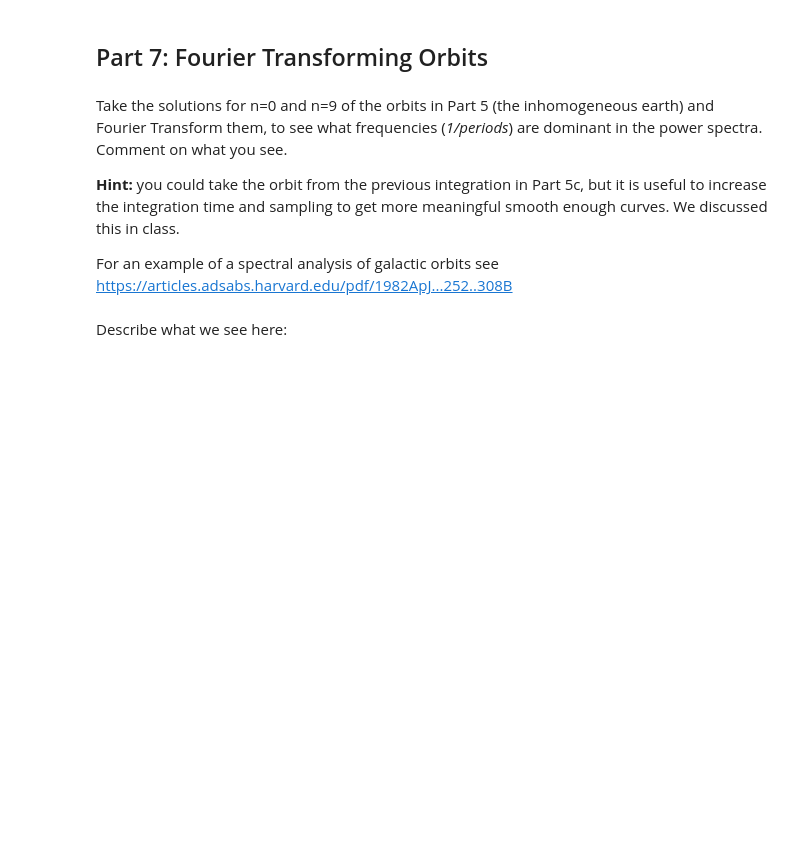
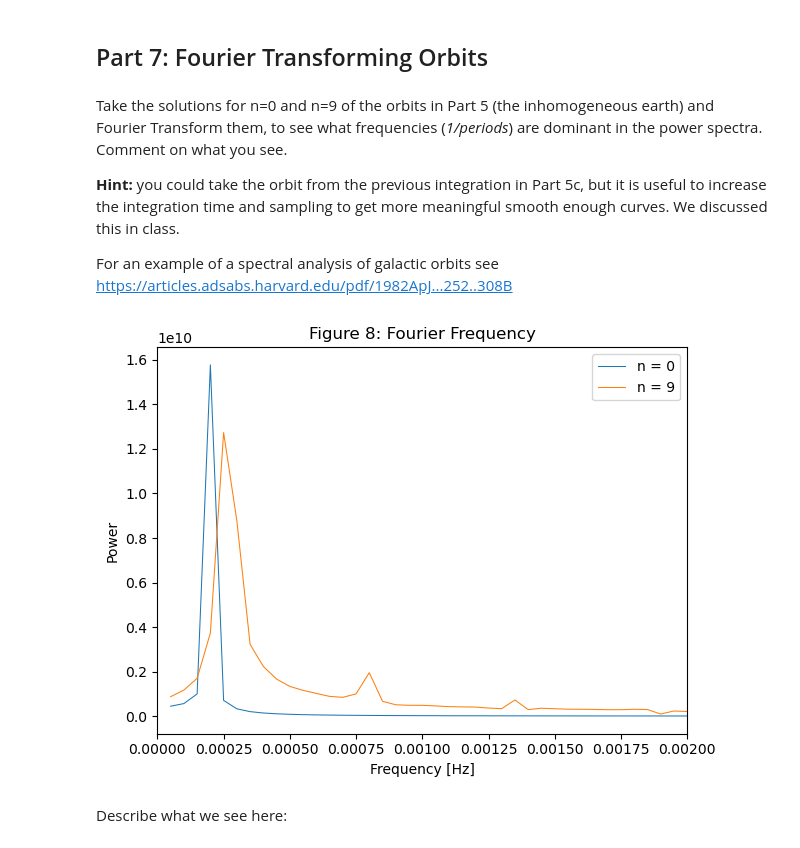
Before and after one commit to mkeen331/PHYS265-spring26, a Jupyter notebook: Lab3/lab3.ipynb, the cells around one changed output. Saved outputs shown, nothing was run; the diff lists cells and outputs as text; code cells hidden in the pictures; blank space fills up the shorter version.

```diff
--- a/Lab3/lab3.ipynb
+++ b/Lab3/lab3.ipynb
@@ -672,7 +761,7 @@ for n in [0, 1, 2, 9]:
     def system(t, z):
         r, v = z
         drdt = v
-        dvdt = -g_r(abs(r), n, rho_n) * np.sign(r)
+        dvdt = -g_r(r, n, rho_n)
         return [drdt, dvdt]
 
     sol = solve_ivp(system, t_span, z0, t_eval=t_eval)
@@ -681,7 +770,9 @@ for n in [0, 1, 2, 9]:
     r = sol.y[0]
     v = sol.y[1]
 
-    ax1.plot(t, r-R_E, linestyle= '-', label=f"r(t), n = {n}")
+    depth = r - R_E
+
+    ax1.plot(t, depth, linestyle= '-', label=f"r(t), n = {n}")
     ax2.plot(t, v, linestyle=':', alpha = 0.75, label=f"v(t), n = {n}")
 
 
@@ -717,15 +808,15 @@ for n in [0, 1, 2, 9]:
     def system(t, z):
         r, v = z
         drdt = v
-        dvdt = -g_r(abs(r), n, rho_n) * np.sign(r)
+        dvdt = -g_r(r, n, rho_n)
         return [drdt, dvdt]
 
-    sol = solve_ivp(system, (1, 6000), (R_E, 0), events = hit_center)
+    sol = solve_ivp(system, (0, 6000), (R_E, 0), events = hit_center)
 
-t_center_earth = sol.t_events[0][0]
-v_center = sol.y_events[0][0][1]
+    t_center_earth = sol.t_events[0][0]
+    v_center_earth = sol.y_events[0][0][1]
 
-print(f"n={n}")
-print(f"Time to center = {t_center_earth:.2f} [s] ")
-print(f"Velocity at Center = {v_center:.2f} [m/s]")
+    print(f"n={n}")
+    print(f"Time to center = {t_center_earth:.2f} [s] ")
+    print(f"Velocity at Center = {v_center_earth:.2f} [m/s]")
 # %% [output]
@@ -817,5 +926,57 @@ Take the solutions for n=0 and n=9 of the orbits in Part 5 (the inhomogeneous ea
 **Hint:** you could take the orbit from the previous integration in Part 5c, but it is useful to increase the integration time and sampling to get more meaningful smooth enough curves. We discussed this in class.
 
 For an example of a spectral analysis of galactic orbits see https://articles.adsabs.harvard.edu/pdf/1982ApJ...252..308B
+# %%
+t_span = (0, 20000)
+t_eval = np.linspace(*t_span, 5000)
+z0 = (R_E, 0)
+
+def signal(n):
+    rho_n = rho_norm(n)
+
+    def system(t, z):
+        r, v = z
+        drdt = v
+        dvdt = -g_r(r, n, rho_n)
+        return [drdt, dvdt]
+
+    sol = solve_ivp(system, t_span, z0, t_eval=t_eval)
+
+    t = sol.t
+    r = sol.y[0]
+
+    return t, r
+
+def fft(t, signal):
+    dt = t[1] - t[0]
+
+    signal = signal - np.mean(signal)
+
+    fft_vals = np.fft.fft(signal)
+    freqs = np.fft.fftfreq(len(signal), dt)
+
+    mask = freqs > 0
+    return freqs[mask], np.abs(fft_vals[mask])
+
+t0, r0 = signal(0)
+t9, r9 = signal(9)
+
+f0, P0 = fft(t0, r0)
+f9, P9 = fft(t9, r9)
+
+#plot
+fig, ax = plt.subplots()
+ax.plot(f0, P0, label="n = 0", lw = 0.75)
+ax.plot(f9, P9, label="n = 9", lw = 0.75)
+
+ax.set_xlim(0, 0.002) #zoom
+ax.set_xlabel("Frequency [Hz]")
+ax.set_ylabel("Power")
+ax.set_title("Figure 8: Fourier Frequency")
+
+ax.legend()
+plt.tight_layout()
+# %% [output]
+[figure, added]
 # %% [markdown]
 Describe what we see here:
```
Also changed, not shown: parts of 13 cells of this notebook, 1 other file.
